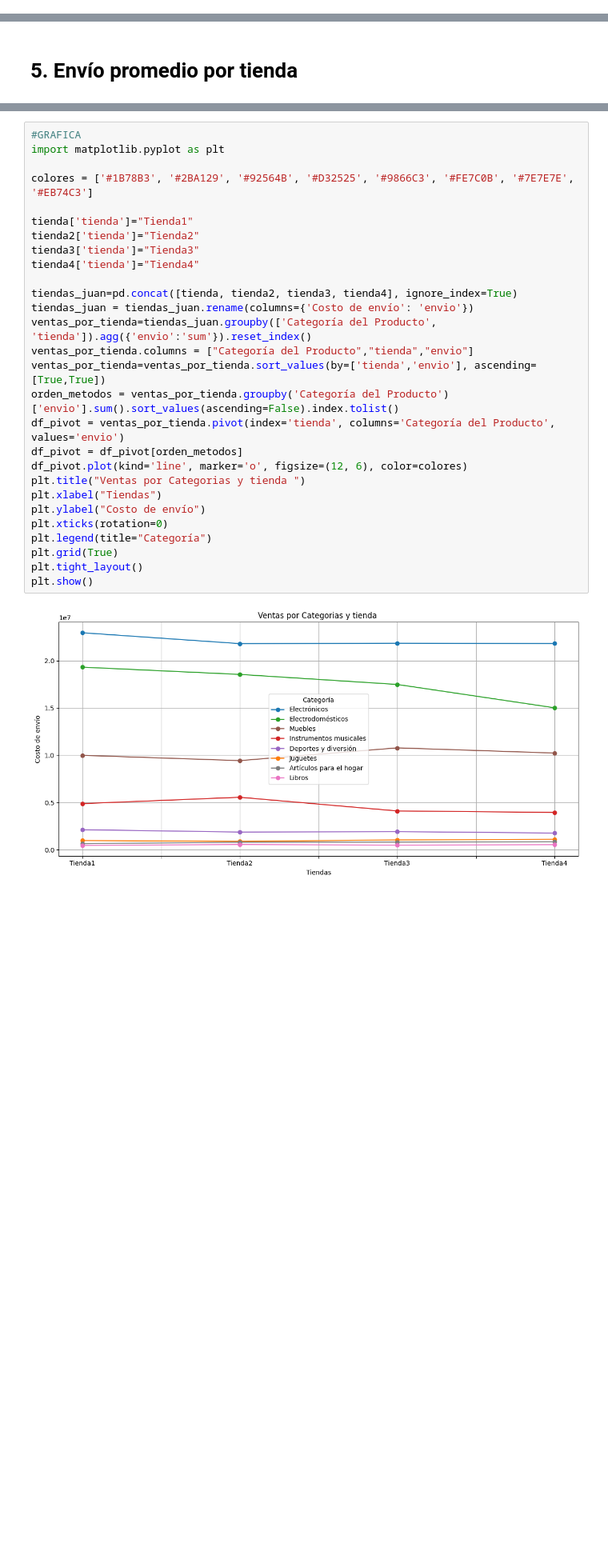
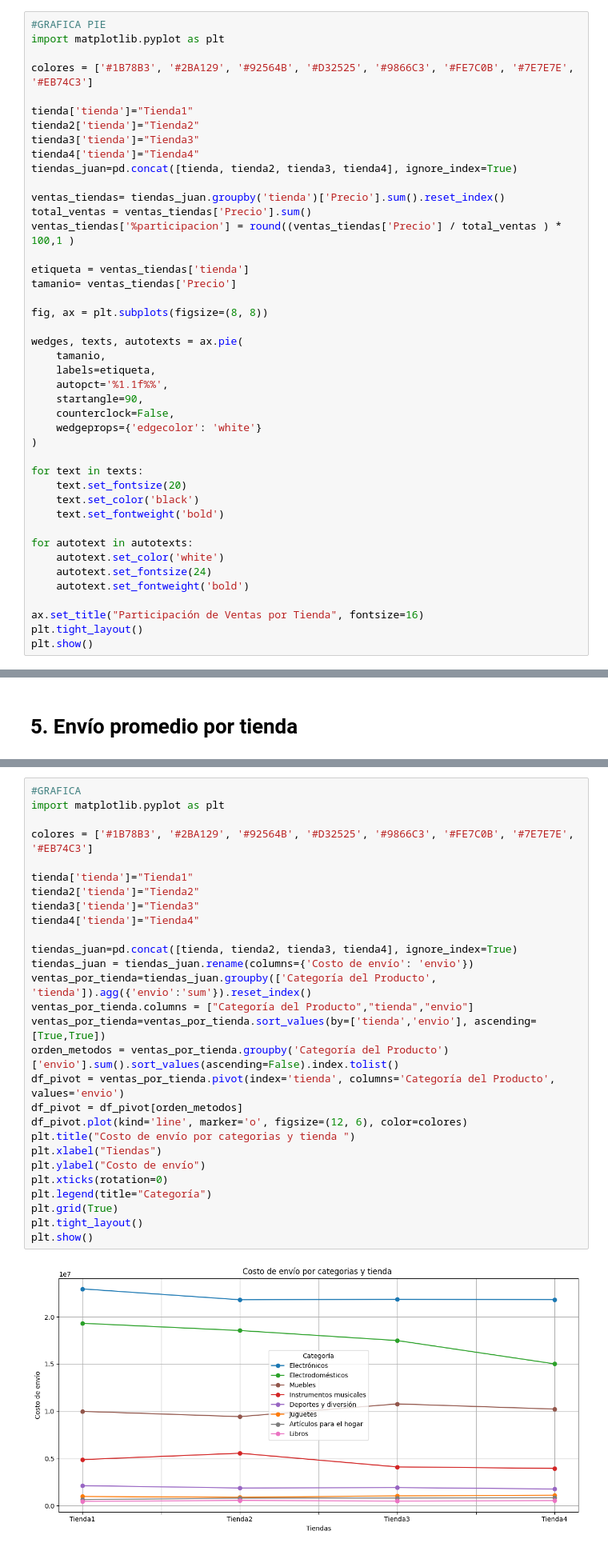
Before and after one commit to MyAppsTest/AnalisisTiendasDonJuan, a Jupyter notebook: AluraStoreLatam.ipynb, the cells around one changed output, grey strips where cells are left out. Shown at 80% size. Drawn from its saved outputs; the diff is of its cells as text; blank space fills up the shorter version.

```diff
--- a/AluraStoreLatam.ipynb
+++ b/AluraStoreLatam.ipynb
@@ -95,3 +95,46 @@ plt.tight_layout()
 plt.show()
 # %% [output]
 [figure]
+# %%
+#GRAFICA PIE
+import matplotlib.pyplot as plt
+
+colores = ['#1B78B3', '#2BA129', '#92564B', '#D32525', '#9866C3', '#FE7C0B', '#7E7E7E', '#EB74C3']
+
+tienda['tienda']="Tienda1"
+tienda2['tienda']="Tienda2"
+tienda3['tienda']="Tienda3"
+tienda4['tienda']="Tienda4"
+tiendas_juan=pd.concat([tienda, tienda2, tienda3, tienda4], ignore_index=True)
+
+ventas_tiendas= tiendas_juan.groupby('tienda')['Precio'].sum().reset_index()
+total_ventas = ventas_tiendas['Precio'].sum()
+ventas_tiendas['%participacion'] = round((ventas_tiendas['Precio'] / total_ventas ) * 100,1 )
+
+etiqueta = ventas_tiendas['tienda']
+tamanio= ventas_tiendas['Precio']
+
+fig, ax = plt.subplots(figsize=(8, 8))
+
+wedges, texts, autotexts = ax.pie(
+    tamanio,
+    labels=etiqueta,
+    autopct='%1.1f%%',
+    startangle=90,
+    counterclock=False,
+    wedgeprops={'edgecolor': 'white'}
+)
+
+for text in texts:
+    text.set_fontsize(20)
+    text.set_color('black')
+    text.set_fontweight('bold')
+
+for autotext in autotexts:
+    autotext.set_color('white')
+    autotext.set_fontsize(24)
+    autotext.set_fontweight('bold')
+
+ax.set_title("Participación de Ventas por Tienda", fontsize=16)
+plt.tight_layout()
+plt.show()
@@ -420,30 +465,30 @@ resultado = promedioEnvio_cate(tienda4)
 # %%
 #GRAFICA
 import matplotlib.pyplot as plt
 
 colores = ['#1B78B3', '#2BA129', '#92564B', '#D32525', '#9866C3', '#FE7C0B', '#7E7E7E', '#EB74C3']
 
 tienda['tienda']="Tienda1"
 tienda2['tienda']="Tienda2"
 tienda3['tienda']="Tienda3"
 tienda4['tienda']="Tienda4"
 
 tiendas_juan=pd.concat([tienda, tienda2, tienda3, tienda4], ignore_index=True)
 tiendas_juan = tiendas_juan.rename(columns={'Costo de envío': 'envio'})
 ventas_por_tienda=tiendas_juan.groupby(['Categoría del Producto', 'tienda']).agg({'envio':'sum'}).reset_index()
 ventas_por_tienda.columns = ["Categoría del Producto","tienda","envio"]
 ventas_por_tienda=ventas_por_tienda.sort_values(by=['tienda','envio'], ascending=[True,True])
 orden_metodos = ventas_por_tienda.groupby('Categoría del Producto')['envio'].sum().sort_values(ascending=False).index.tolist()
 df_pivot = ventas_por_tienda.pivot(index='tienda', columns='Categoría del Producto', values='envio')
 df_pivot = df_pivot[orden_metodos]
 df_pivot.plot(kind='line', marker='o', figsize=(12, 6), color=colores)
-plt.title("Ventas por Categorias y tienda ")
+plt.title("Costo de envío por categorias y tienda ")
 plt.xlabel("Tiendas")
 plt.ylabel("Costo de envío")
 plt.xticks(rotation=0)
 plt.legend(title="Categoría")
 plt.grid(True)
 plt.tight_layout()
 plt.show()
 # %% [output]
-[figure, old version]
+[figure, new version]
```
Also changed, not shown: parts of 2 cells of this notebook.
